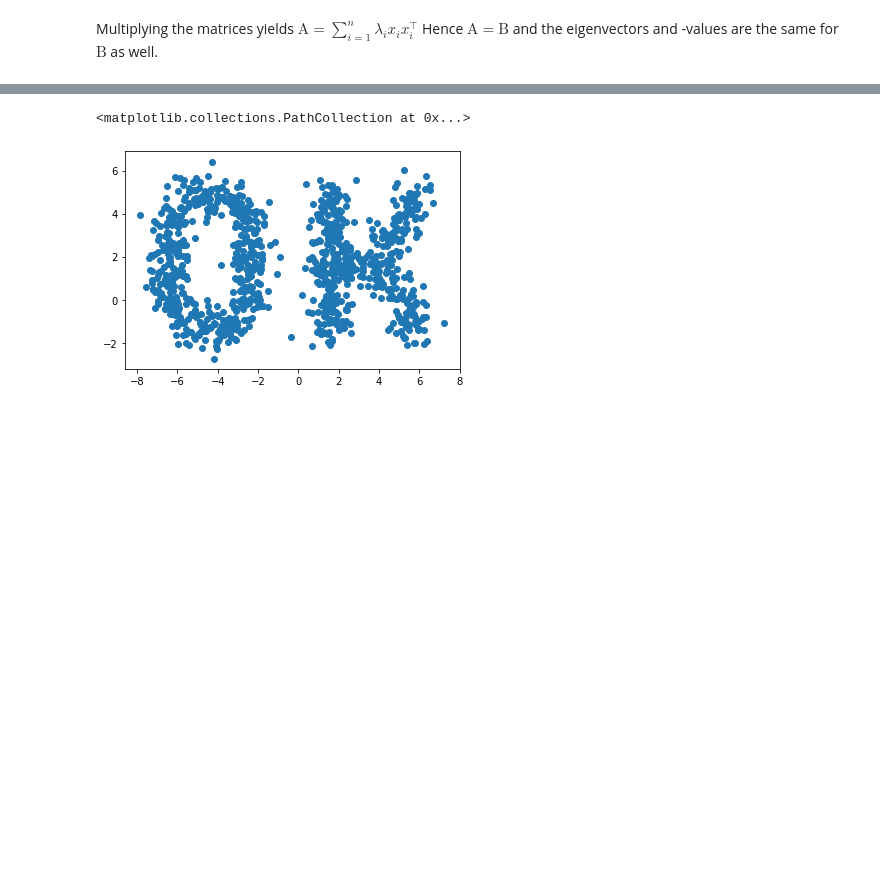
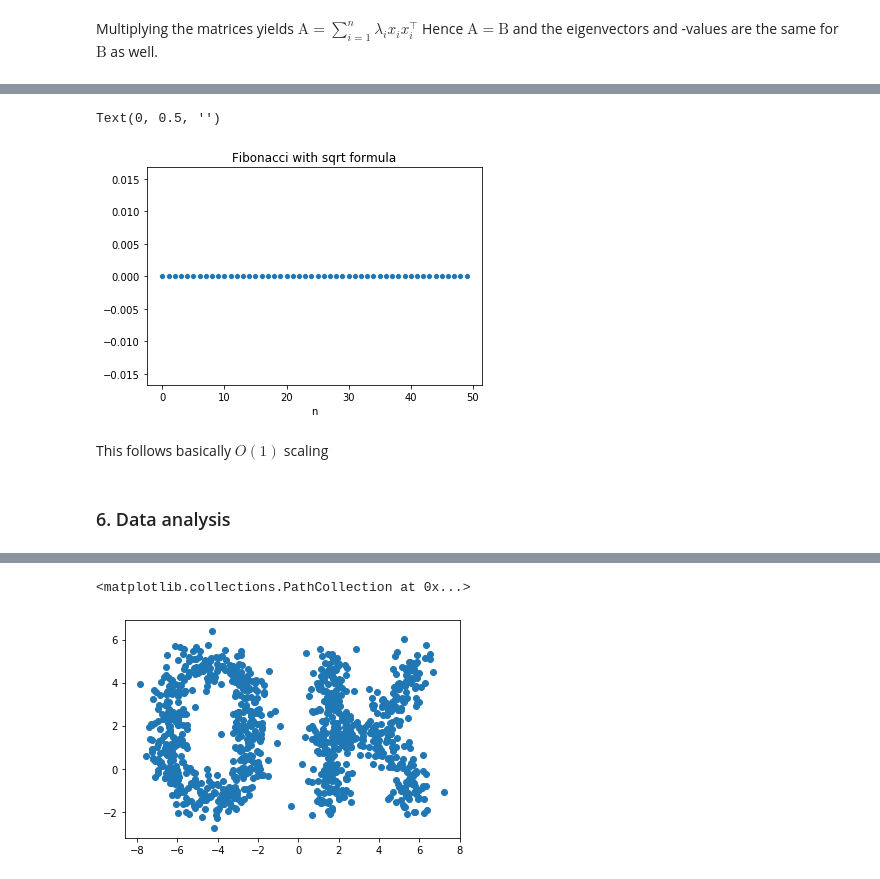
Before and after one commit to MatiasJJ/ATML, a Jupyter notebook: Exercises/Ex0/Ex0_MJ.ipynb, the cells around one changed output, grey strips where cells are left out. Drawn from its saved outputs; the diff is of its cells as text; code cells hidden in the pictures; blank space fills up the shorter version.

```diff
--- a/Exercises/Ex0/Ex0_MJ.ipynb
+++ b/Exercises/Ex0/Ex0_MJ.ipynb
@@ -188,3 +263,29 @@ import matplotlib.pyplot as plt
+# %%
+fibo2_df = pd.DataFrame(index=idx,columns=["Time","F"])
+fibo2_list = []
+fibo2_times = []
+# %%
+for n in tqdm(range(length)):
+    start = timer()
+    fibo2_list.append(fibo2(n))
+    end = timer()
+    time = end - start
+    fibo2_times.append(time)
+# %%
+fibo2_df["F"]=fibo2_list
+fibo2_df["Time"]=fibo2_times
+# %%
+sns.scatterplot(x=idx, y=fibo2_df.Time)
+plt.title("Fibonacci with sqrt formula")
+plt.xlabel("n")
+plt.ylabel("Time")
+# %% [output]
+Text(0, 0.5, '')
+[figure, added]
+# %% [markdown]
+This follows basically $O(1)$ scaling
+# %% [markdown]
+### 6. Data analysis
 # %%
 x_data = pd.read_csv("x.csv")
 x_data.sample(4)
```
Also changed, not shown: parts of 39 cells of this notebook, 2 other files.
